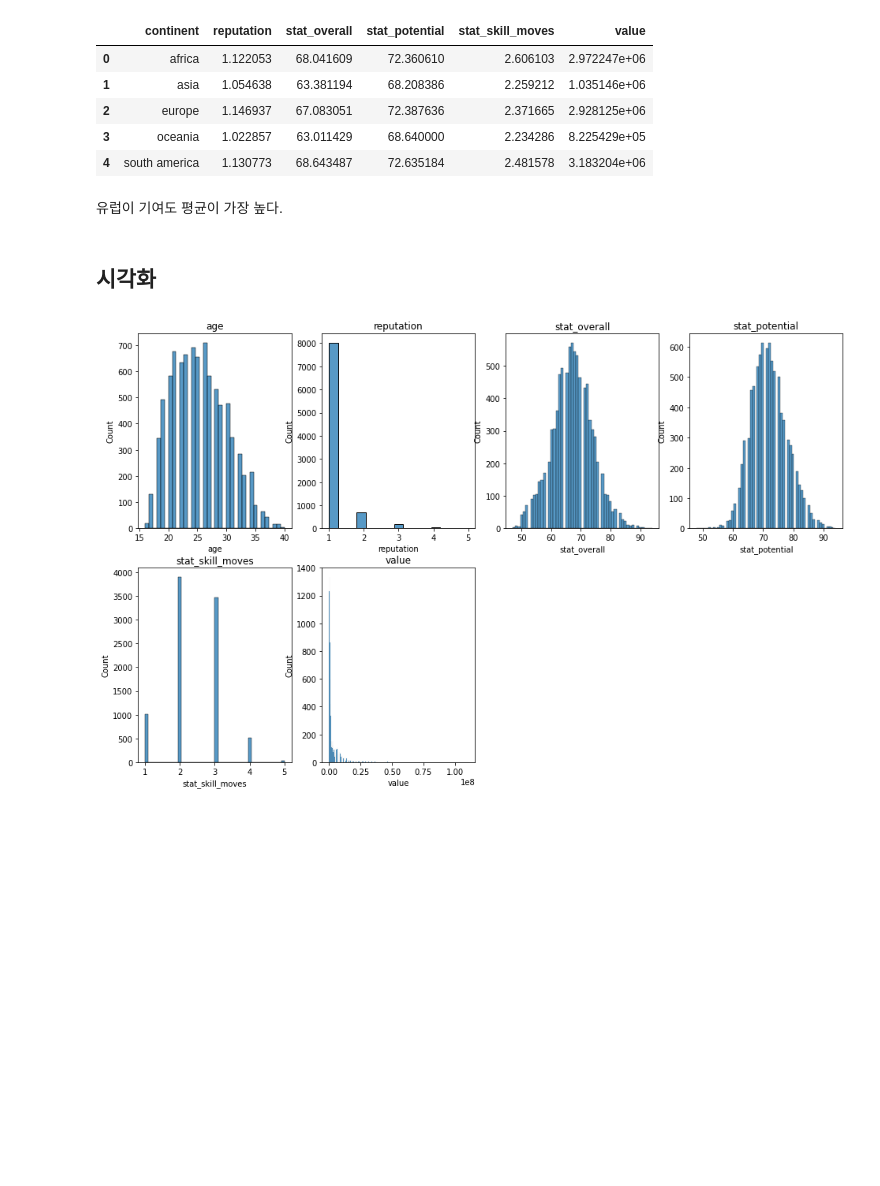
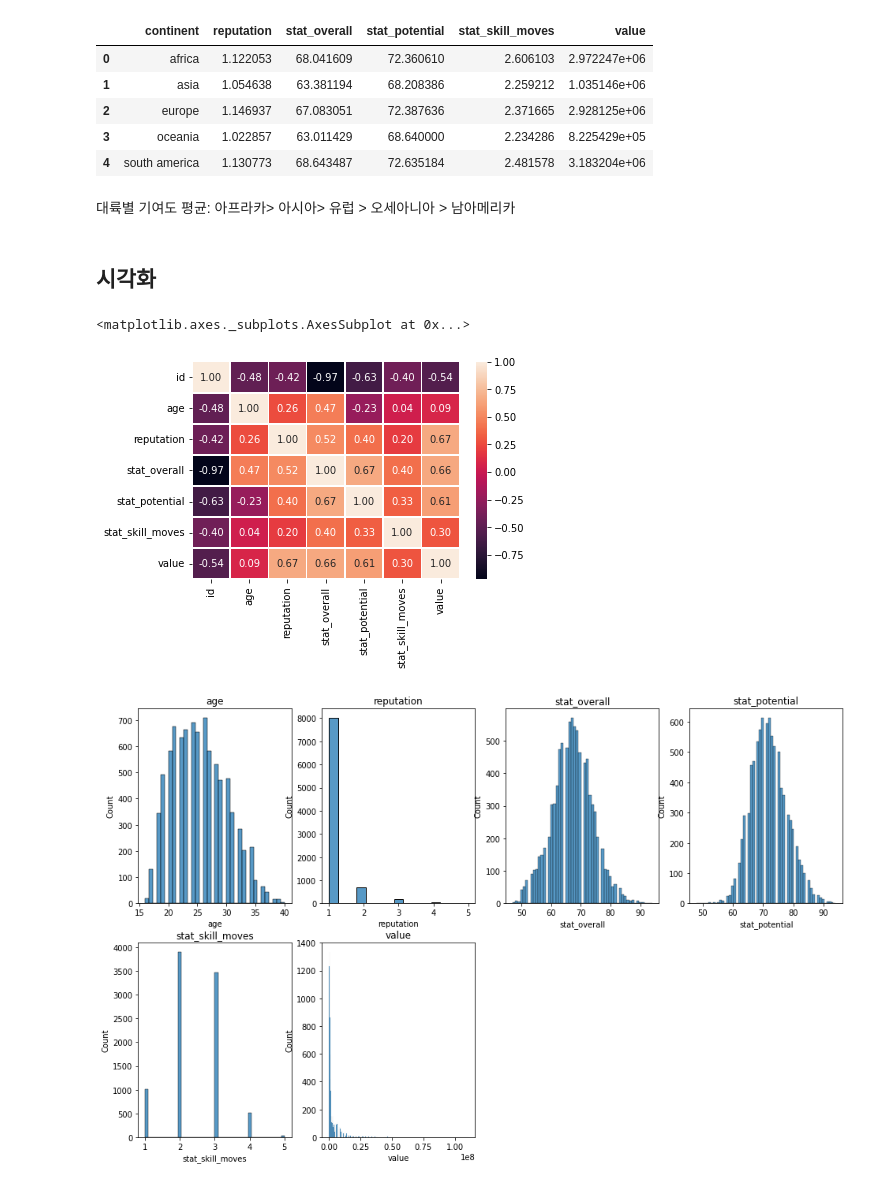
Before and after one commit to Sunnnyyy16/Dacon_study, a Jupyter notebook: FIFA/FIFA_payment.ipynb, the cells around one changed output. Saved outputs shown, nothing was run; the diff lists cells and outputs as text; code cells hidden in the pictures; blank space fills up the shorter version.

```diff
--- a/FIFA/FIFA_payment.ipynb
+++ b/FIFA/FIFA_payment.ipynb
@@ -176,10 +182,17 @@ train.groupby('continent')['reputation','stat_overall','stat_potential','stat_sk
 | 2 | europe | 1.146937 | 67.083051 | 72.387636 | 2.371665 | 2.928125e+06 |
 | 3 | oceania | 1.022857 | 63.011429 | 68.640000 | 2.234286 | 8.225429e+05 |
 | 4 | south america | 1.130773 | 68.643487 | 72.635184 | 2.481578 | 3.183204e+06 |
-# %% [markdown]
-유럽이 기여도 평균이 가장 높다.
+# %% [markdown]
+대륙별 기여도 평균: 아프라카> 아시아> 유럽 > 오세아니아 > 남아메리카
 # %% [markdown]
 ## 시각화
+# %%
+# 상관계수
+plt.figure()
+sns.heatmap(data=train.corr(),annot=True,fmt='.2f',linewidths=.5)
+# %% [output]
+<matplotlib.axes._subplots.AxesSubplot at 0x...>
+[figure, added]
 # %%
 # histplot으로 수치형 데이터 분포 확인
 plt.figure(figsize=(16,10))
```
Also changed, not shown: parts of 61 cells of this notebook.
